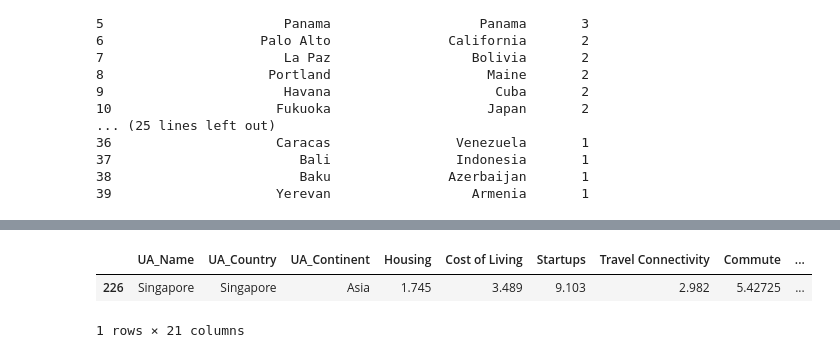
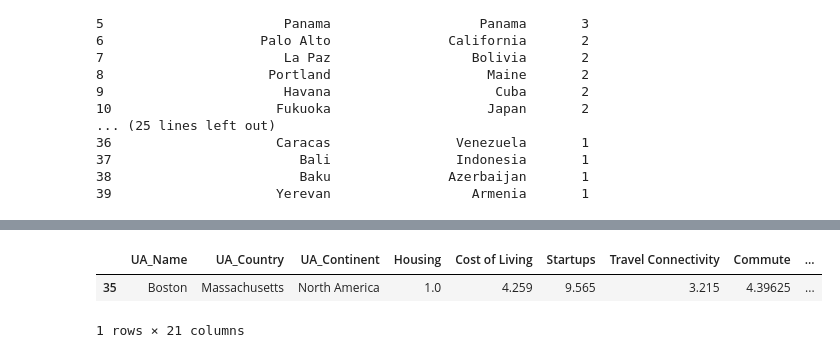
Before and after one commit to panierka/city_quality_of_life_classifier, a Jupyter notebook: city_ratings_classifier.ipynb, the cells around one changed output, grey strips where cells are left out. Cells and saved outputs as stored; diff of their text form; code cells hidden in the pictures.

```diff
--- a/city_ratings_classifier.ipynb
+++ b/city_ratings_classifier.ipynb
@@ -55,10 +55,15 @@ weights_data = {
     'Travel Connectivity' : 1.5,
 }
 
+weights_data = {
+    'Housing' : 1.5,
+    'Startups' : 0.5,
+}
+
 weights_vector = pd.Series(0.0, index=scores.columns[3:-1])
 for i in range(len(weights_vector)):
     row_name = weights_vector.index[i]
-    weights_vector[i] = weights_data.get(row_name, 1)
+    weights_vector[i] = weights_data.get(row_name, 0)
 # %%
 summable_values = list(scores)
 if 'Naive Sum' in summable_values:
@@ -145,6 +158,6 @@ Bengaluru -> 99
 # %%
-scores[scores.UA_Name == 'Singapore']
+scores[scores.UA_Name=='Boston']
 # %% [output]
 |  | UA_Name | UA_Country | UA_Continent | Housing | Cost of Living | Startups | Travel Connectivity | Commute | ... |
-| 226 | Singapore | Singapore | Asia | 1.745 | 3.489 | 9.103 | 2.982 | 5.42725 | ... |
+| 35 | Boston | Massachusetts | North America | 1.0 | 4.259 | 9.565 | 3.215 | 4.39625 | ... |
 1 rows × 21 columns
```
Also changed, not shown: parts of 3 cells of this notebook, 4 other files.
